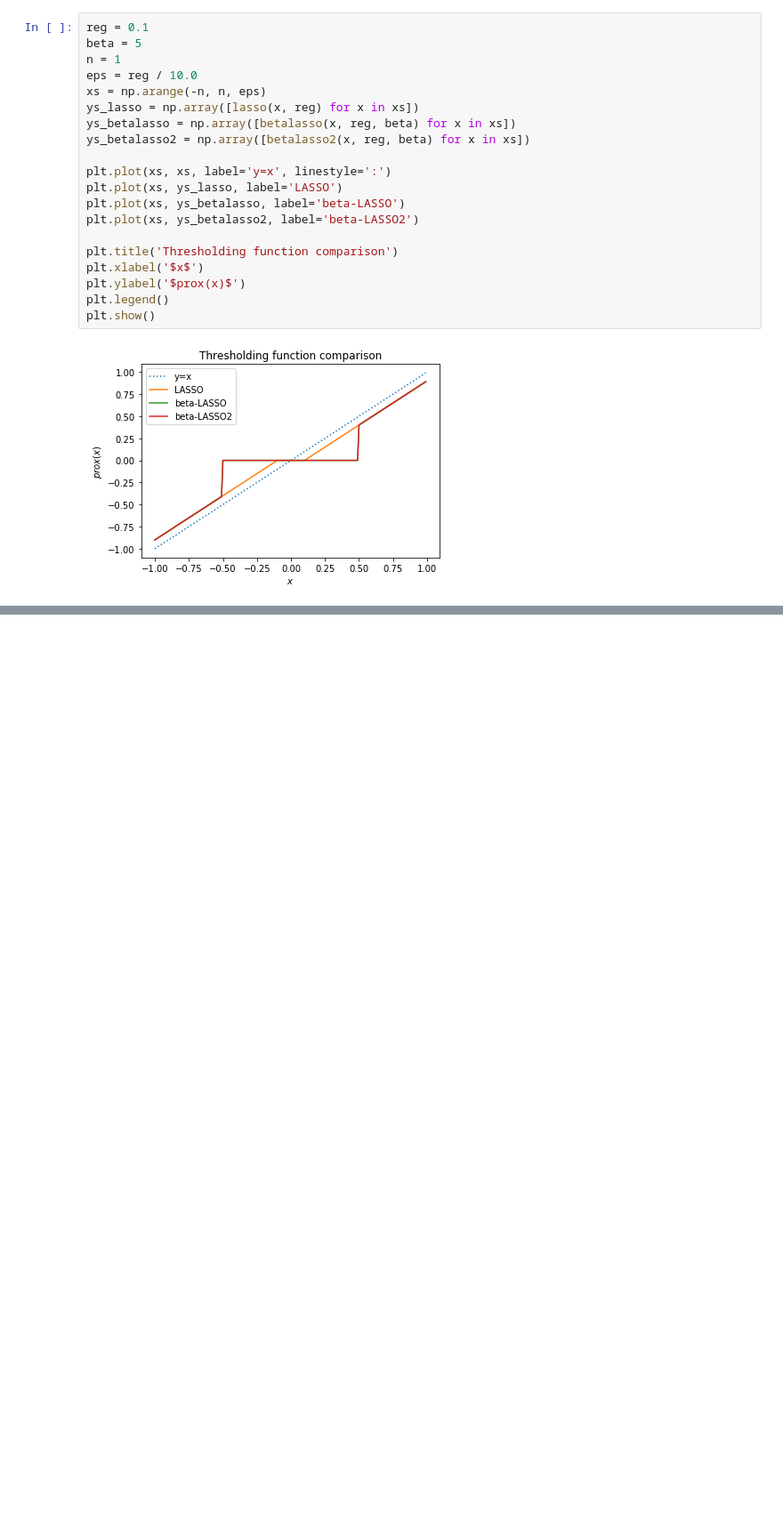
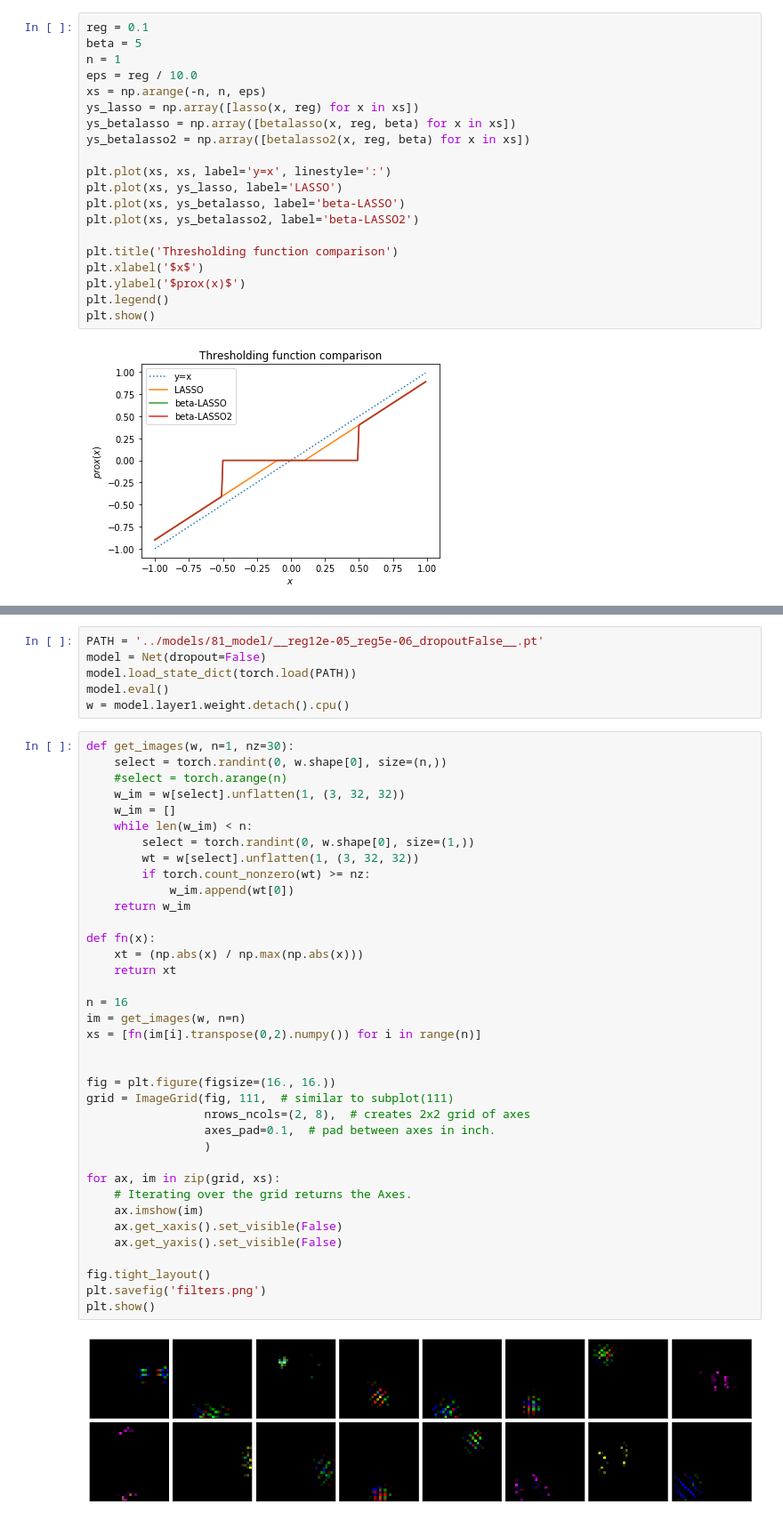
Before and after one commit to nick11roberts/10-716-project, a Jupyter notebook: notebooks/vis.ipynb, the cells around one changed output, grey strips where cells are left out. Shown: that part at 89% size. Drawn from its saved outputs; the diff is of its cells as text; blank space fills up the shorter version.

Commit message:
managed to get to 81%, also visualizations

```diff
--- a/notebooks/vis.ipynb
+++ b/notebooks/vis.ipynb
@@ -49,0 +57,45 @@ plt.show()
+# %%
+PATH = '../models/81_model/__reg12e-05_reg5e-06_dropoutFalse__.pt'
+model = Net(dropout=False)
+model.load_state_dict(torch.load(PATH))
+model.eval()
+w = model.layer1.weight.detach().cpu()
+# %%
+def get_images(w, n=1, nz=30):
+    select = torch.randint(0, w.shape[0], size=(n,))
+    #select = torch.arange(n)
+    w_im = w[select].unflatten(1, (3, 32, 32))
+    w_im = []
+    while len(w_im) < n:
+        select = torch.randint(0, w.shape[0], size=(1,))
+        wt = w[select].unflatten(1, (3, 32, 32))
+        if torch.count_nonzero(wt) >= nz:
+            w_im.append(wt[0])
+    return w_im
+
+def fn(x):
+    xt = (np.abs(x) / np.max(np.abs(x)))
+    return xt
+
+n = 16
+im = get_images(w, n=n)
+xs = [fn(im[i].transpose(0,2).numpy()) for i in range(n)]
+
+
+fig = plt.figure(figsize=(16., 16.))
+grid = ImageGrid(fig, 111,  # similar to subplot(111)
+                 nrows_ncols=(2, 8),  # creates 2x2 grid of axes
+                 axes_pad=0.1,  # pad between axes in inch.
+                 )
+
+for ax, im in zip(grid, xs):
+    # Iterating over the grid returns the Axes.
+    ax.imshow(im)
+    ax.get_xaxis().set_visible(False)
+    ax.get_yaxis().set_visible(False)
+
+fig.tight_layout()
+plt.savefig('filters.png')
+plt.show()
+# %% [output]
+[figure, added]
```
Also changed, not shown: parts of 1 cell of this notebook, 11 other files.
